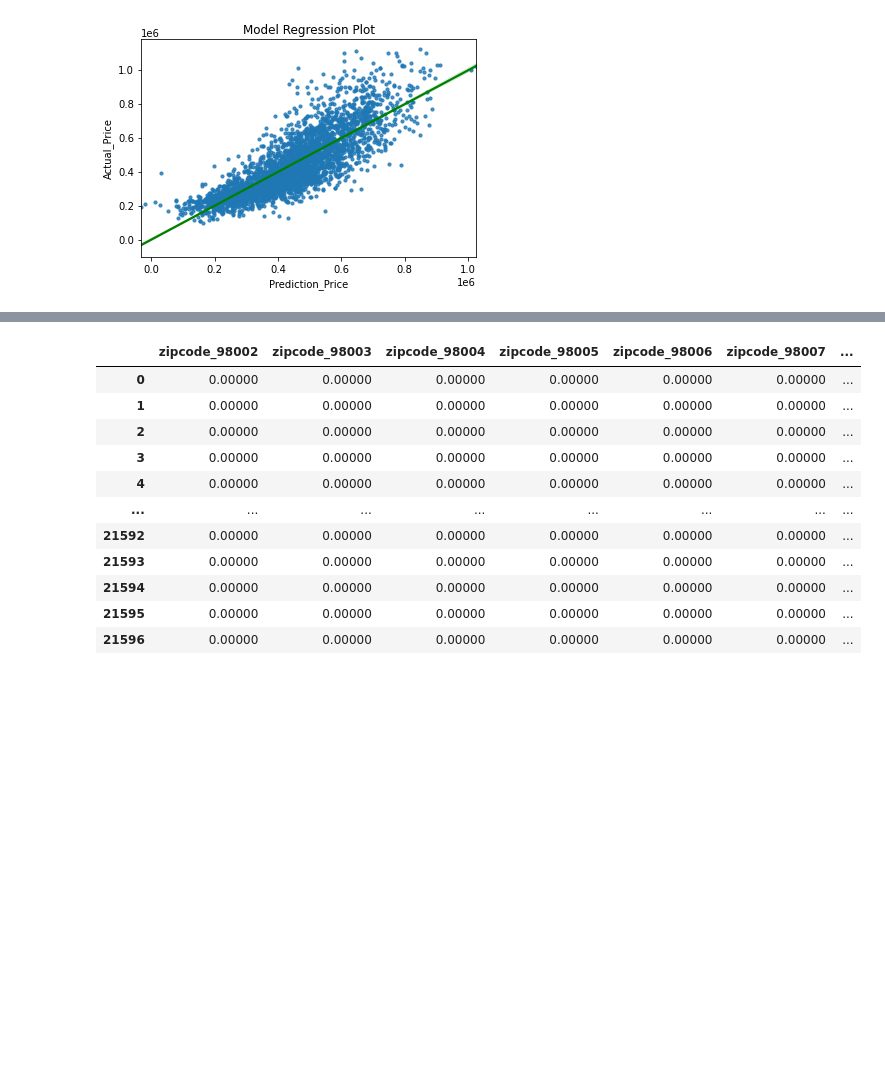
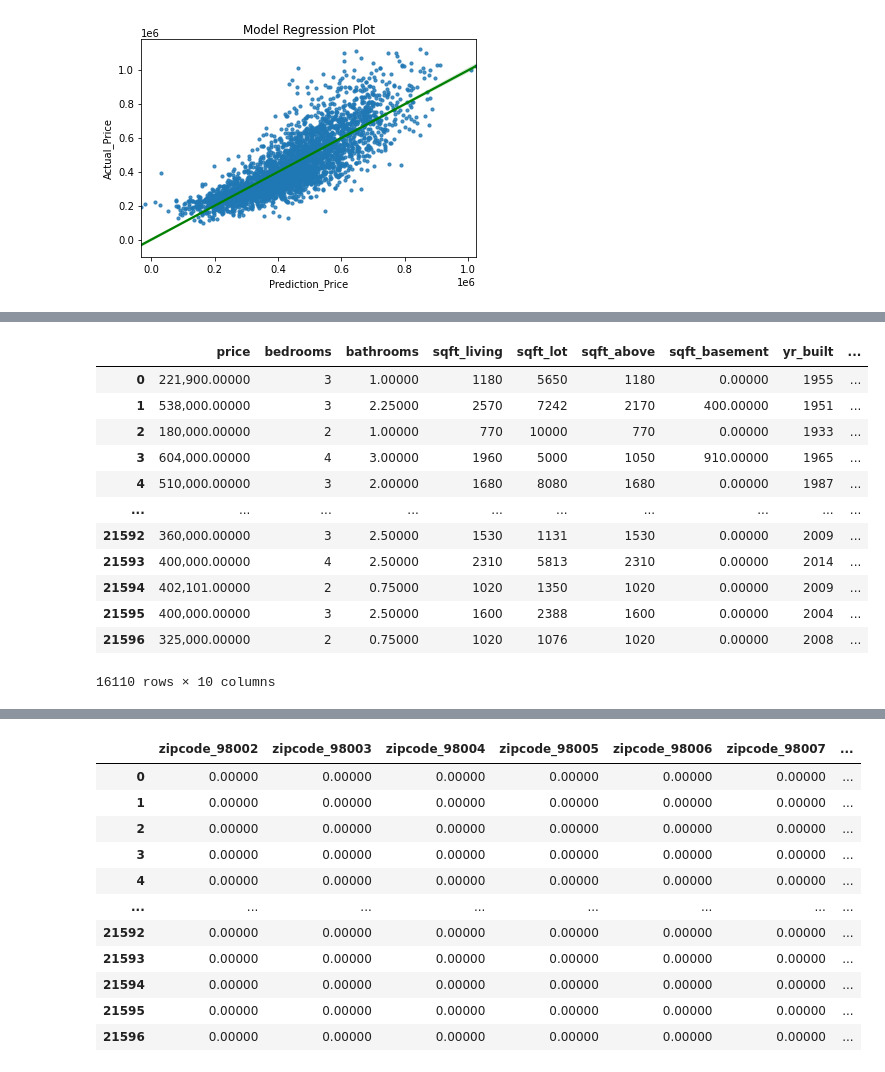
Before and after one commit to jennifernha/King-County-House-Sales, a Jupyter notebook: King County House Sales Analysis.ipynb, the cells around one changed output, grey strips where cells are left out. Drawn from its saved outputs; the diff is of its cells as text; code cells hidden in the pictures; blank space fills up the shorter version.

```diff
--- a/King County House Sales Analysis.ipynb
+++ b/King County House Sales Analysis.ipynb
@@ -564,0 +567,19 @@ Test R2: 0.6707902376594655
+# %%
+df2 = df1.drop(['floors','waterfront','view','condition','grade','yr_renovated',
+                'zipcode','lat','long','month_sold','year_sold'],
+               axis =1)
+df2
+# %% [output]
+|  | price | bedrooms | bathrooms | sqft_living | sqft_lot | sqft_above | sqft_basement | yr_built | ... |
+| 0 | 221,900.00000 | 3 | 1.00000 | 1180 | 5650 | 1180 | 0.00000 | 1955 | ... |
+| 1 | 538,000.00000 | 3 | 2.25000 | 2570 | 7242 | 2170 | 400.00000 | 1951 | ... |
+| 2 | 180,000.00000 | 2 | 1.00000 | 770 | 10000 | 770 | 0.00000 | 1933 | ... |
+| 3 | 604,000.00000 | 4 | 3.00000 | 1960 | 5000 | 1050 | 910.00000 | 1965 | ... |
+| 4 | 510,000.00000 | 3 | 2.00000 | 1680 | 8080 | 1680 | 0.00000 | 1987 | ... |
+| ... | ... | ... | ... | ... | ... | ... | ... | ... | ... |
+| 21592 | 360,000.00000 | 3 | 2.50000 | 1530 | 1131 | 1530 | 0.00000 | 2009 | ... |
+| 21593 | 400,000.00000 | 4 | 2.50000 | 2310 | 5813 | 2310 | 0.00000 | 2014 | ... |
+| 21594 | 402,101.00000 | 2 | 0.75000 | 1020 | 1350 | 1020 | 0.00000 | 2009 | ... |
+| 21595 | 400,000.00000 | 3 | 2.50000 | 1600 | 2388 | 1600 | 0.00000 | 2004 | ... |
+| 21596 | 325,000.00000 | 2 | 0.75000 | 1020 | 1076 | 1020 | 0.00000 | 2008 | ... |
+16110 rows × 10 columns
```
Also changed, not shown: parts of 21 cells of this notebook.
